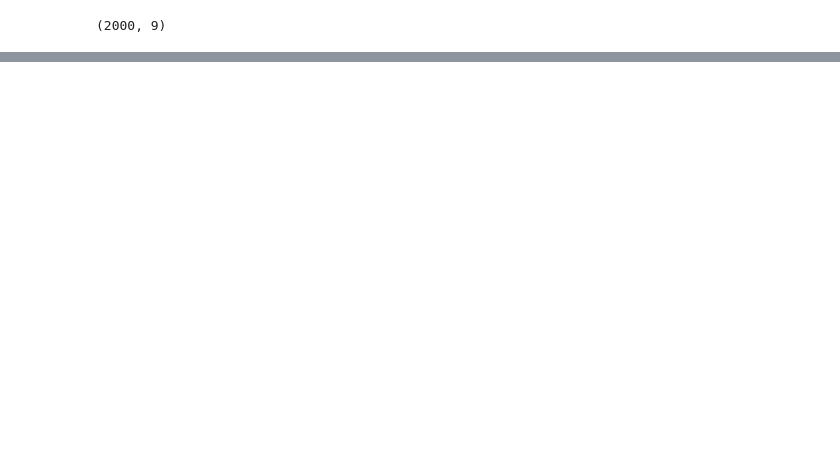
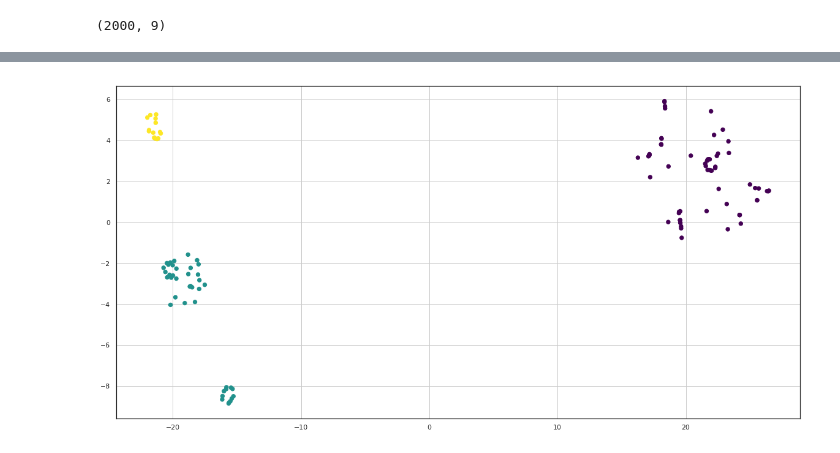
Before and after one commit to georgosgeorgos/DLRC_2018, a Jupyter notebook: lidar.ipynb, the cells around one changed output, grey strips where cells are left out. Cells and saved outputs as stored; diff of their text form; code cells hidden in the pictures; blank space fills up the shorter version.

```diff
--- a/lidar.ipynb
+++ b/lidar.ipynb
@@ -83,0 +239,4 @@ array([[-1.000e+00,  1.030e+03,  1.140e+02, ...,  1.025e+03, -1.000e+00,
+# %%
+bgm = BayesianGaussianMixture(n_components=3, max_iter=10000)
+# %%
+bgm.fit(X_train)
@@ -83,0 +251,10 @@ array([[-1.000e+00,  1.030e+03,  1.140e+02, ...,  1.025e+03, -1.000e+00,
+# %%
+X_e = tsne.fit_transform(X)
+# %%
+p = bgm.predict(X)
+# %%
+plt.figure(figsize=(20,10))
+plt.scatter(X_e[:120, 0], X_e[:120, 1], c=p[:120], s=40, cmap='viridis')
+plt.grid()
+# %% [output]
+[figure, added]
```
Also changed, not shown: parts of 46 cells of this notebook, 4 other files.
